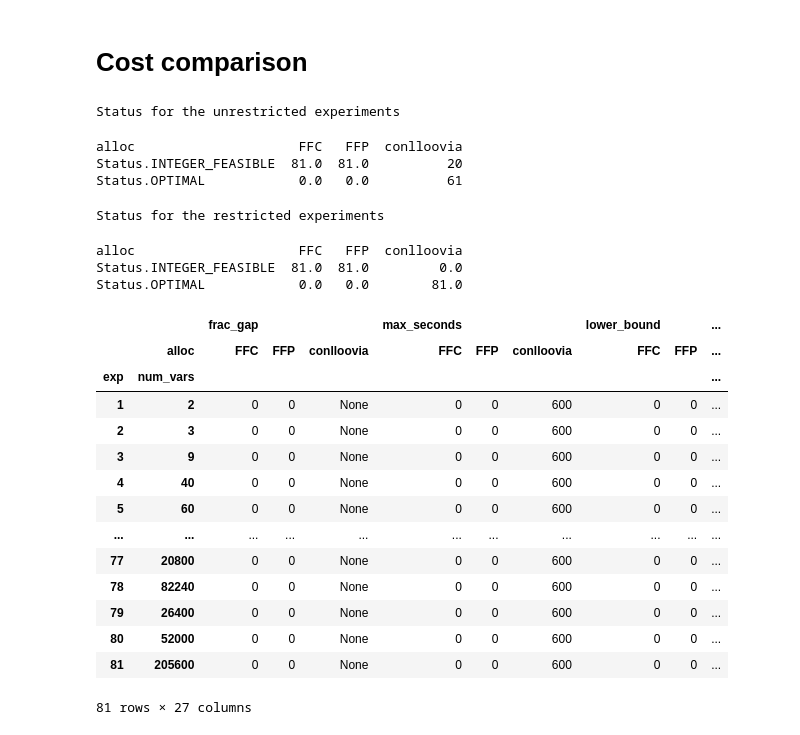
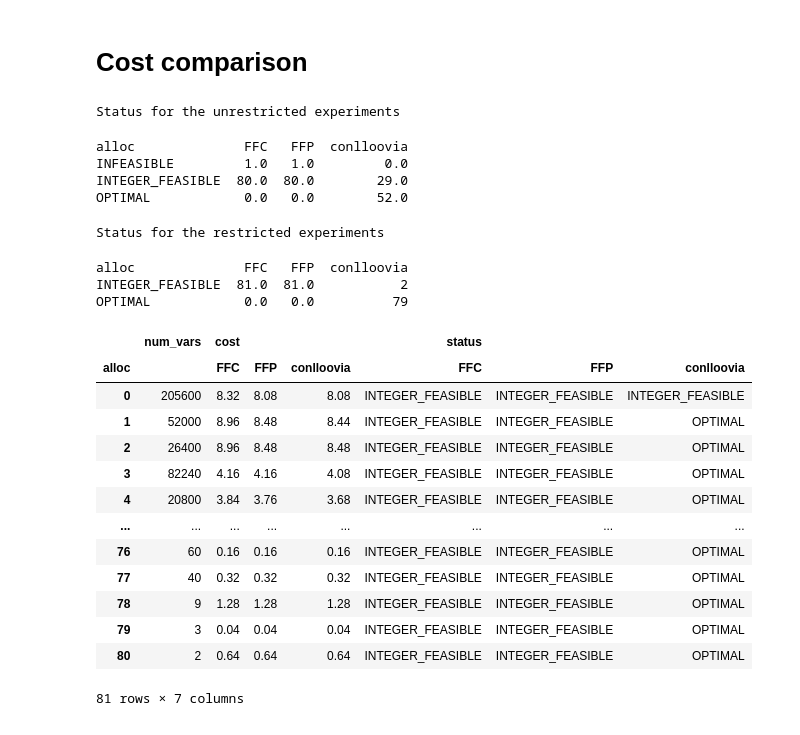
Before and after one commit to asi-uniovi/conlloovia_exp, a Jupyter notebook: ExpSize.ipynb, the cells around one changed output. Cells and saved outputs as stored; diff of their text form; code cells hidden in the pictures.

Commit message:
Update the ExpSize experiments to the latest version of Conlloovia

```diff
--- a/ExpSize.ipynb
+++ b/ExpSize.ipynb
@@ -619,3 +631,8 @@ num exps: 81
+# %%
+# Save stats to a pickle file with the date in the name
+date = datetime.datetime.now().strftime("%Y-%m-%d_%H-%M-%S")
+with open(f"stats_{date}.p", "wb") as f:
+    pickle.dump(stats, f)
 # %%
 # This stores for each mode (restricted or unrestricted) a dictionary where the
 # keys are the allocators and the values are dataframes with the stats of each
@@ -716,0 +734,10 @@ with sns.plotting_context("notebook", font_scale=0.55):
+# %%
+# Look for the maximum solving time
+table = Table("mode", "alloc", "row", "max solving time (s)")
+for mode in modes:
+    for alloc in allocators:
+        max_solving_row = df_stats_mode[mode][df_stats_mode[mode].alloc==alloc].solving_time.astype("float").idxmax()
+        max_solving_time = df_stats_mode[mode][df_stats_mode[mode].alloc==alloc].solving_time.max()
+        table.add_row(mode, alloc, f"{max_solving_row}", f"{max_solving_time:.2f}")
+
+print(table)
@@ -721,13 +759,11 @@ for mode in modes:
     if Status.INTEGER_FEASIBLE in set(conlloovia_data.status):
         fig, ax = plt.subplots(figsize=(11, 4))
         ax = conlloovia_data.sort_values(by="num_vars").plot(
-            x="num_vars", y="gap_pct", kind="bar", legend=False, ax=ax
+            x="num_vars", y="gap_pct", kind="bar", legend=False, ax=ax, color="tab:grey"
         )
         ax.set_ylabel("Gap (%)")
-        ax.tick_params(
-            axis="x", labelsize=7
-        )  # setting the font size of x-tick labels
+        ax.tick_params(axis="x", labelsize=7)  # setting the font size of x-tick labels
         _ = ax.set_xlabel("Num. variables")
         _ = plt.grid(axis="x")
 
-        plt.savefig(FIG_DIR/"gap.png", bbox_inches='tight', dpi=600)
+        plt.savefig(FIG_DIR / f"gap_{mode}.png", bbox_inches="tight", dpi=600)
@@ -740,10 +774,17 @@ df_stats_dict["unrestricted"]["conlloovia"].gap_pct.max()
 # %% [markdown]
 # Cost comparison
 # %%
+colors = {
+    "FFC": "tab:pink",
+    "FFP": "tab:green",
+}
+
 # Have the value of each column for the two allocators
 df_stats_gr = {}
 for mode in modes:
-    df_stats_gr[mode] = df_stats_mode[mode].pivot(index=["exp", "num_vars"], columns=["alloc"])
+    df_stats_gr[mode] = df_stats_mode[mode].pivot(
+        index=["exp", "num_vars"], columns=["alloc"]
+    )
 # %%
 # Print the number of experiments with each status for each allocator
 for mode in modes:
@@ -751,31 +792,31 @@ for mode in modes:
     print(df_stats_gr[mode].status.apply(pd.value_counts).fillna(0))
 # %% [output]
 Status for the unrestricted experiments
-alloc                     FFC   FFP  conlloovia
-Status.INTEGER_FEASIBLE  81.0  81.0          20
-Status.OPTIMAL            0.0   0.0          61
+alloc              FFC   FFP  conlloovia
+INFEASIBLE         1.0   1.0         0.0
+INTEGER_FEASIBLE  80.0  80.0        29.0
+OPTIMAL            0.0   0.0        52.0
 Status for the restricted experiments
-alloc                     FFC   FFP  conlloovia
-Status.INTEGER_FEASIBLE  81.0  81.0         0.0
-Status.OPTIMAL            0.0   0.0        81.0
+alloc              FFC   FFP  conlloovia
+INTEGER_FEASIBLE  81.0  81.0           2
+OPTIMAL            0.0   0.0          79
 # %%
-df_stats_gr[mode]
+df_stats_gr[mode].reset_index()[["num_vars", "cost", "status"]]
 # %% [output]
-|  |  | frac_gap |  |  | max_seconds |  |  | lower_bound |  | ... |
-|  | alloc | FFC | FFP | conlloovia | FFC | FFP | conlloovia | FFC | FFP | ... |
-| exp | num_vars |  |  |  |  |  |  |  |  | ... |
-| 1 | 2 | 0 | 0 | None | 0 | 0 | 600 | 0 | 0 | ... |
-| 2 | 3 | 0 | 0 | None | 0 | 0 | 600 | 0 | 0 | ... |
-| 3 | 9 | 0 | 0 | None | 0 | 0 | 600 | 0 | 0 | ... |
-| 4 | 40 | 0 | 0 | None | 0 | 0 | 600 | 0 | 0 | ... |
-| 5 | 60 | 0 | 0 | None | 0 | 0 | 600 | 0 | 0 | ... |
-| ... | ... | ... | ... | ... | ... | ... | ... | ... | ... | ... |
-| 77 | 20800 | 0 | 0 | None | 0 | 0 | 600 | 0 | 0 | ... |
-| 78 | 82240 | 0 | 0 | None | 0 | 0 | 600 | 0 | 0 | ... |
-| 79 | 26400 | 0 | 0 | None | 0 | 0 | 600 | 0 | 0 | ... |
-| 80 | 52000 | 0 | 0 | None | 0 | 0 | 600 | 0 | 0 | ... |
-| 81 | 205600 | 0 | 0 | None | 0 | 0 | 600 | 0 | 0 | ... |
+|  | num_vars | cost |  |  | status |  |  |
+| alloc |  | FFC | FFP | conlloovia | FFC | FFP | conlloovia |
+| 0 | 205600 | 8.32 | 8.08 | 8.08 | INTEGER_FEASIBLE | INTEGER_FEASIBLE | INTEGER_FEASIBLE |
+| 1 | 52000 | 8.96 | 8.48 | 8.44 | INTEGER_FEASIBLE | INTEGER_FEASIBLE | OPTIMAL |
+| 2 | 26400 | 8.96 | 8.48 | 8.48 | INTEGER_FEASIBLE | INTEGER_FEASIBLE | OPTIMAL |
+| 3 | 82240 | 4.16 | 4.16 | 4.08 | INTEGER_FEASIBLE | INTEGER_FEASIBLE | OPTIMAL |
+| 4 | 20800 | 3.84 | 3.76 | 3.68 | INTEGER_FEASIBLE | INTEGER_FEASIBLE | OPTIMAL |
+| ... | ... | ... | ... | ... | ... | ... | ... |
+| 76 | 60 | 0.16 | 0.16 | 0.16 | INTEGER_FEASIBLE | INTEGER_FEASIBLE | OPTIMAL |
+| 77 | 40 | 0.32 | 0.32 | 0.32 | INTEGER_FEASIBLE | INTEGER_FEASIBLE | OPTIMAL |
+| 78 | 9 | 1.28 | 1.28 | 1.28 | INTEGER_FEASIBLE | INTEGER_FEASIBLE | OPTIMAL |
+| 79 | 3 | 0.04 | 0.04 | 0.04 | INTEGER_FEASIBLE | INTEGER_FEASIBLE | OPTIMAL |
+| 80 | 2 | 0.64 | 0.64 | 0.64 | INTEGER_FEASIBLE | INTEGER_FEASIBLE | OPTIMAL |
-81 rows × 27 columns
+81 rows × 7 columns
 # %%
 # Plot the difference with conlloovia of all allocators, both in absolute and
 # percentage terms. Show the difference only in the experiments where the
```
Also changed, not shown: parts of 16 cells of this notebook, 3 other files.
